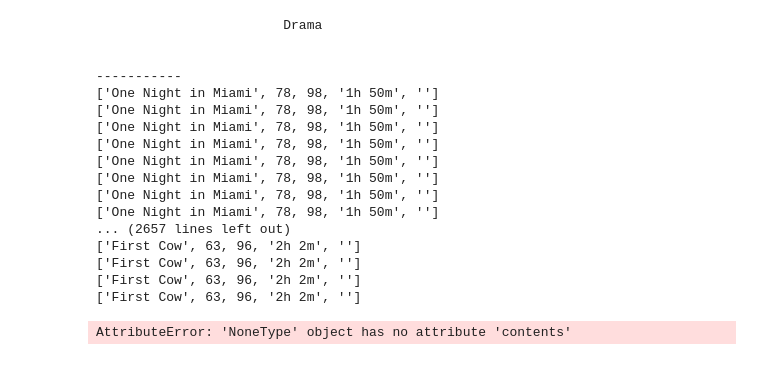
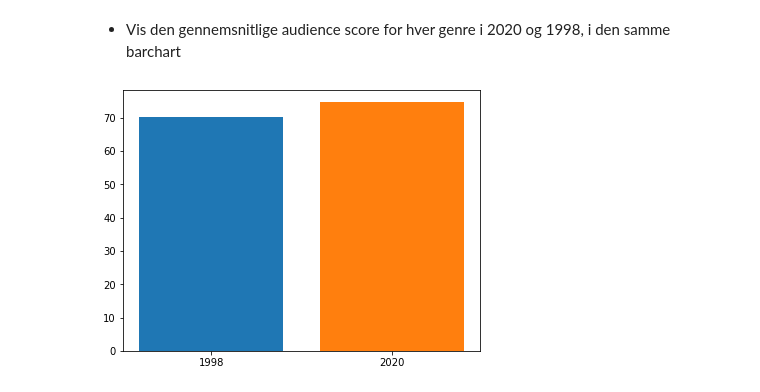
Before and after one commit to uiop860/python_valgfag, a Jupyter notebook: handin02/handin02.ipynb, the cells around one changed output. Saved outputs shown, nothing was run; the diff lists cells and outputs as text; code cells hidden in the pictures.

```diff
--- a/handin02/handin02.ipynb
+++ b/handin02/handin02.ipynb
@@ -17,27 +8,22 @@
 # %%
 import bs4
 import json
-
 from concurrent.futures import ThreadPoolExecutor
 import requests
 
 def download(url):
   r = requests.get(url)
-  if(r.status_code == 400):
+  if(r.status_code != 200):
     raise FileNotFoundError
   return bs4.BeautifulSoup(r.text, 'html.parser')
 
 def multi_download(url_list):
-  with ThreadPoolExecutor(10) as ex:
+  with ThreadPoolExecutor(5) as ex:
     return list(ex.map(download, url_list))
 
-def scrape_rotten_tomatoes():
-  url = 'https://www.rottentomatoes.com/top/bestofrt/?year=2020'
+def get_top_movies_urls_by_year(year):
+  url = 'https://www.rottentomatoes.com/top/bestofrt/?year='+year
   r = requests.get(url)
-  if(r.status_code != 200):
-    print(r.status_code)
-    print(bs4.BeautifulSoup(r.text, 'html.parser'))
-    raise RuntimeError
   soup = bs4.BeautifulSoup(r.text, 'html.parser')
 
   top_movies = soup.select_one('#jsonLdSchema').text
@@ -47,10 +33,13 @@ def scrape_rotten_tomatoes():
   urls = []
   for link in links:
     urls.append(link['url'])
+  return urls
 
+def get_movie_info_by_url(urls):
+  if(urls != list):
+    urls = list(urls)
   movies = multi_download(urls)
   movie_info = []
-  movie_info.append(['title','audience_score','tomatometer_score','runtime','genre'])
   for i in movies:
     script_tag = i.select_one('#score-details-json').text
     jsondata = json.loads(script_tag)
@@ -59,33 +48,35 @@ def scrape_rotten_tomatoes():
     tomatometerScore = jsondata['scoreboard']['tomatometerScore']
     runtime = jsondata['scoreboard']['info'].split(',')[-1].strip()
 
-    # genres = i.select_one('#mainColumn > section.panel.panel-rt.panel-box.movie_info.media > div > div > ul > li:nth-child(2) > div.meta-value.genre').text.split(',')
-    genres = i.select_one('#mainColumn > section.panel.panel-rt.panel-box.movie_info.media > div > div > ul > li:nth-child(2) > div.meta-value.genre').contents[0]
-    print(genres)
-    print('-----------')
+    genres = i.find('div', 'meta-value genre')
+    if(genres != None):
+      genres_split = genres.text.strip().split(',')
+      for i in genres_split:
+        info = [title,audience_score,tomatometerScore,runtime,i.strip()]
+        movie_info.append(info)
+    else:
+      info = [title,audience_score,tomatometerScore,runtime,'No genre']
+      movie_info.append(info)
+  return movie_info
 
-    for genre in genres:
-      info = [title,audience_score,tomatometerScore,runtime,genre.strip()]
-      print(info)
-      movie_info.append(info)
-
-scrape_rotten_tomatoes()
+movies_2020 = get_movie_info_by_url(get_top_movies_urls_by_year('2020'))
+movies_1998 = get_movie_info_by_url(get_top_movies_urls_by_year('1998'))
-# %% [output]
-                        Drama
-
-
------------
-['One Night in Miami', 78, 98, '1h 50m', '']
-['One Night in Miami', 78, 98, '1h 50m', '']
-['One Night in Miami', 78, 98, '1h 50m', '']
-['One Night in Miami', 78, 98, '1h 50m', '']
-['One Night in Miami', 78, 98, '1h 50m', '']
-['One Night in Miami', 78, 98, '1h 50m', '']
-['One Night in Miami', 78, 98, '1h 50m', '']
-['One Night in Miami', 78, 98, '1h 50m', '']
-... (2657 lines left out)
-['First Cow', 63, 96, '2h 2m', '']
-['First Cow', 63, 96, '2h 2m', '']
-['First Cow', 63, 96, '2h 2m', '']
-['First Cow', 63, 96, '2h 2m', '']
-AttributeError: 'NoneType' object has no attribute 'contents'
+# %%
+import pandas as pd
+df_1998 = pd.DataFrame(movies_1998, columns=['title','audience_score','tomatometer_score','runtime','genre'])
+df_1998['year'] = '1998'
+df_2020 = pd.DataFrame(movies_2020, columns=['title','audience_score','tomatometer_score','runtime','genre'])
+df_2020['year'] = '2020'
+# %% [markdown]
+- Vis den gennemsnitlige audience score for hver genre i 2020 og 1998, i den samme barchart
+# %%
+import matplotlib.pyplot as plt
+
+average_1998 = df_1998['audience_score'].sum()/len(df_1998['audience_score'])
+average_2020 = df_2020['audience_score'].sum()/len(df_2020['audience_score'])
+
+plt.bar('1998', average_1998)
+plt.bar('2020', average_2020)
+plt.show()
+# %% [output]
+[figure, added]
```
Also changed, not shown: parts of 7 cells of this notebook, 1 other file.
